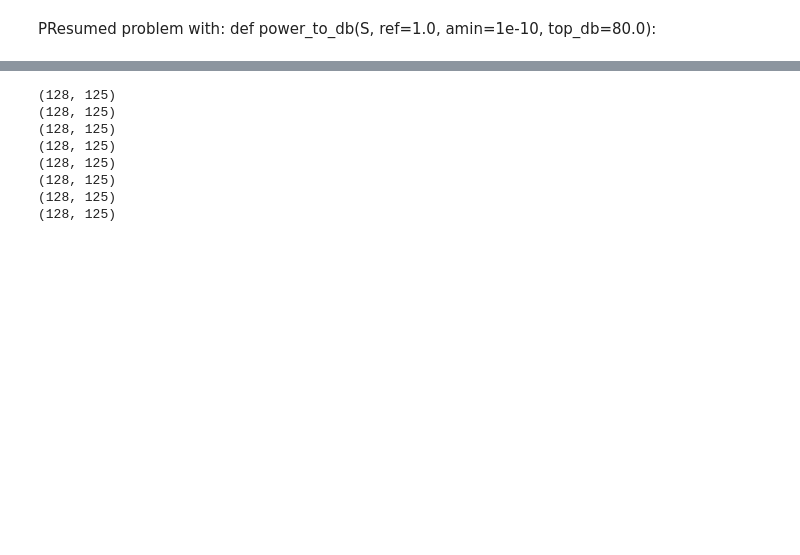
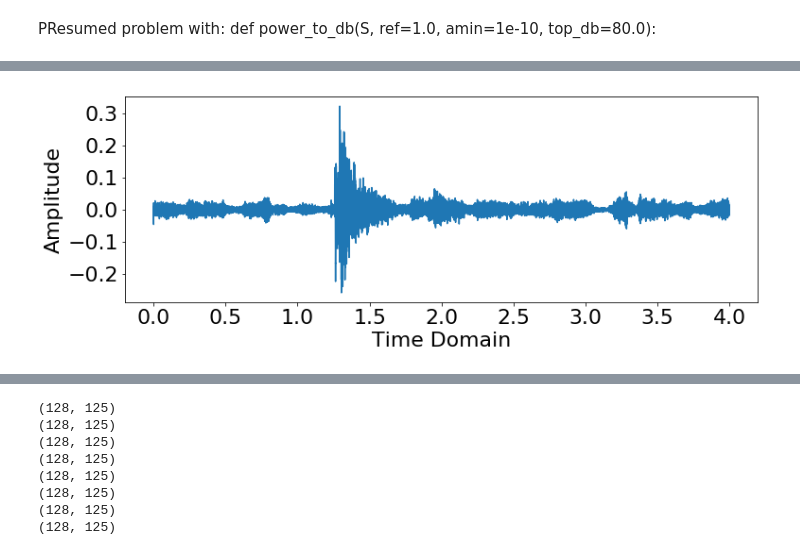
Before and after one commit to romulomanzano/soundflux, a Jupyter notebook: Feature Extraction Notebooks/Merging signals Experiment.ipynb, the cells around one changed output, grey strips where cells are left out. Drawn from its saved outputs; the diff is of its cells as text; code cells hidden in the pictures; blank space fills up the shorter version.

```diff
--- a/Feature Extraction Notebooks/Merging signals Experiment.ipynb
+++ b/Feature Extraction Notebooks/Merging signals Experiment.ipynb
@@ -119,3 +123,14 @@ def h_extract_spectrogram(samples,sample_rate,n_mels=128,n_fft=2048):
+# %%
+import matplotlib.pyplot as plt
+time=np.linspace(0, len(list(combined_sound))/fall_sample_rate, num=len(list(combined_sound)))
+fig = plt.figure(figsize=(12,4))
+plt.plot(time,list(combined_sound))
+plt.ylabel('Amplitude')
+plt.xlabel('Time Domain')
+plt.rcParams.update({'font.size': 12})
+plt.show()
+# %% [output]
+[figure, added]
 # %%
 log_s = h_extract_spectrogram(combined_sound,fall_sample_rate)
 #new plot
```
Also changed, not shown: parts of 7 cells of this notebook, 2 other files.
